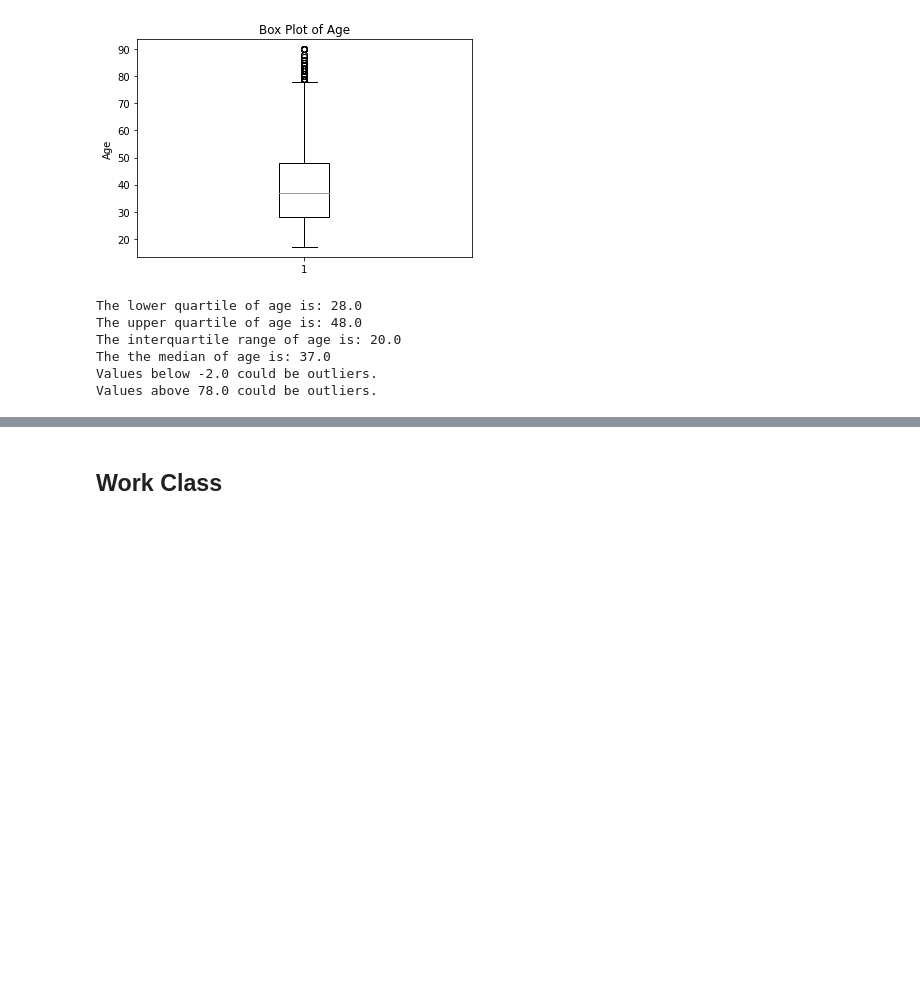
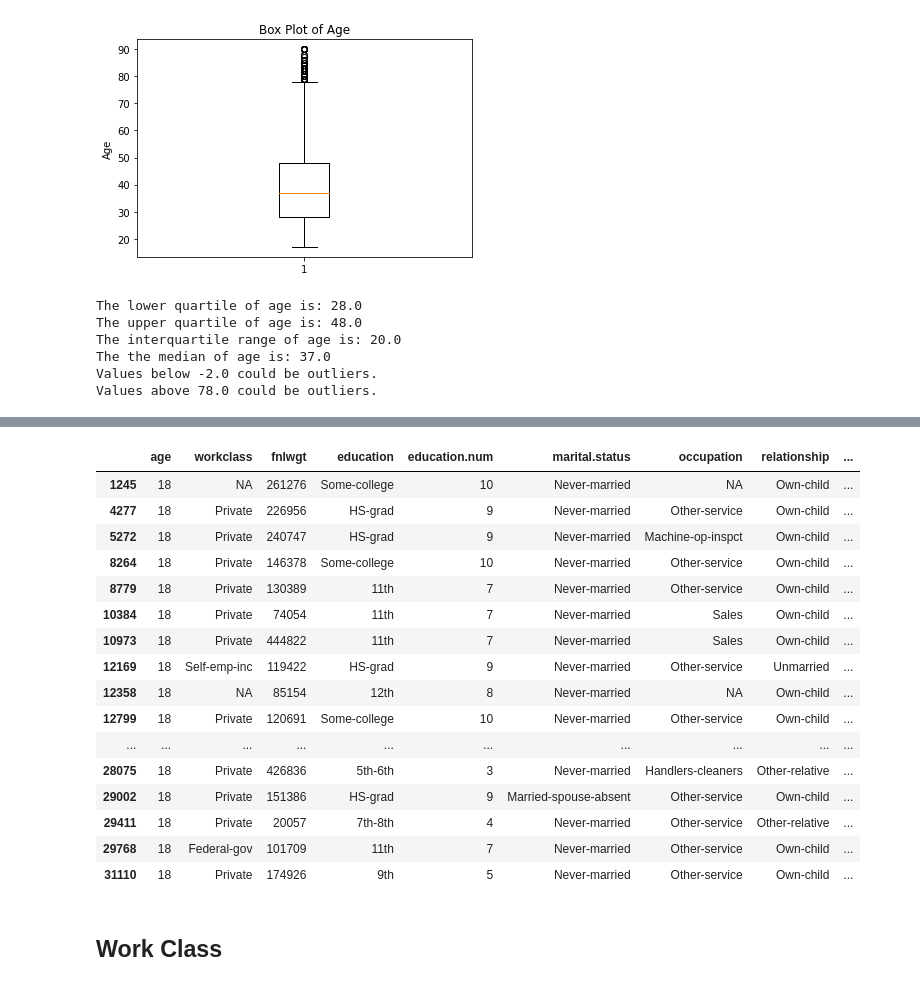
Before and after one commit to markerickson314/project-one, a Jupyter notebook: Jeanine.ipynb, the cells around one changed output, grey strips where cells are left out. Drawn from its saved outputs; the diff is of its cells as text; code cells hidden in the pictures; blank space fills up the shorter version.

```diff
--- a/Jeanine.ipynb
+++ b/Jeanine.ipynb
@@ -255,3 +314,24 @@ Values above 78.0 could be outliers.
+# %%
+valid_data = replaced_df[(replaced_df["native.country"] != "United-States") & (replaced_df["age"] == 18)]
+valid_data
+# %% [output]
+|  | age | workclass | fnlwgt | education | education.num | marital.status | occupation | relationship | ... |
+| 1245 | 18 | NA | 261276 | Some-college | 10 | Never-married | NA | Own-child | ... |
+| 4277 | 18 | Private | 226956 | HS-grad | 9 | Never-married | Other-service | Own-child | ... |
+| 5272 | 18 | Private | 240747 | HS-grad | 9 | Never-married | Machine-op-inspct | Own-child | ... |
+| 8264 | 18 | Private | 146378 | Some-college | 10 | Never-married | Other-service | Own-child | ... |
+| 8779 | 18 | Private | 130389 | 11th | 7 | Never-married | Other-service | Own-child | ... |
+| 10384 | 18 | Private | 74054 | 11th | 7 | Never-married | Sales | Own-child | ... |
+| 10973 | 18 | Private | 444822 | 11th | 7 | Never-married | Sales | Own-child | ... |
+| 12169 | 18 | Self-emp-inc | 119422 | HS-grad | 9 | Never-married | Other-service | Unmarried | ... |
+| 12358 | 18 | NA | 85154 | 12th | 8 | Never-married | NA | Own-child | ... |
+| 12799 | 18 | Private | 120691 | Some-college | 10 | Never-married | Other-service | Own-child | ... |
+| ... | ... | ... | ... | ... | ... | ... | ... | ... | ... |
+| 28075 | 18 | Private | 426836 | 5th-6th | 3 | Never-married | Handlers-cleaners | Other-relative | ... |
+| 29002 | 18 | Private | 151386 | HS-grad | 9 | Married-spouse-absent | Other-service | Own-child | ... |
+| 29411 | 18 | Private | 20057 | 7th-8th | 4 | Never-married | Other-service | Other-relative | ... |
+| 29768 | 18 | Federal-gov | 101709 | 11th | 7 | Never-married | Other-service | Own-child | ... |
+| 31110 | 18 | Private | 174926 | 9th | 5 | Never-married | Other-service | Own-child | ... |
 # %% [markdown]
 ## Work Class
 # %%
```
Also changed, not shown: parts of 24 cells of this notebook, 1 other file.
